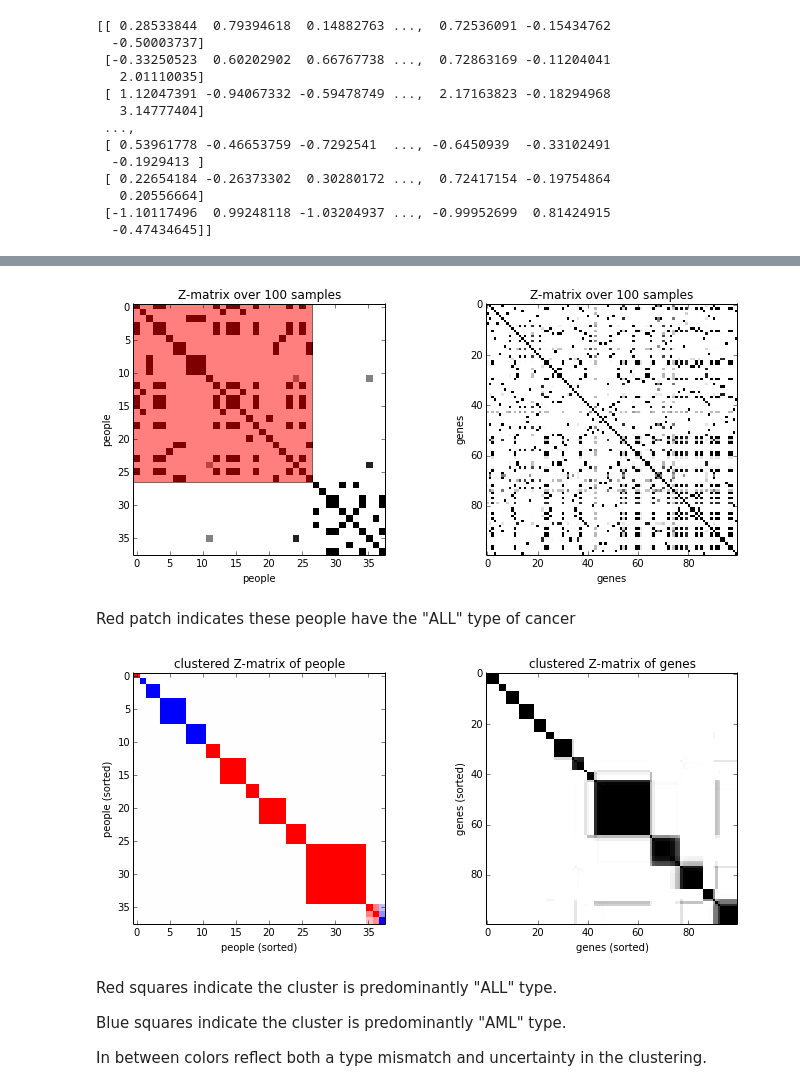
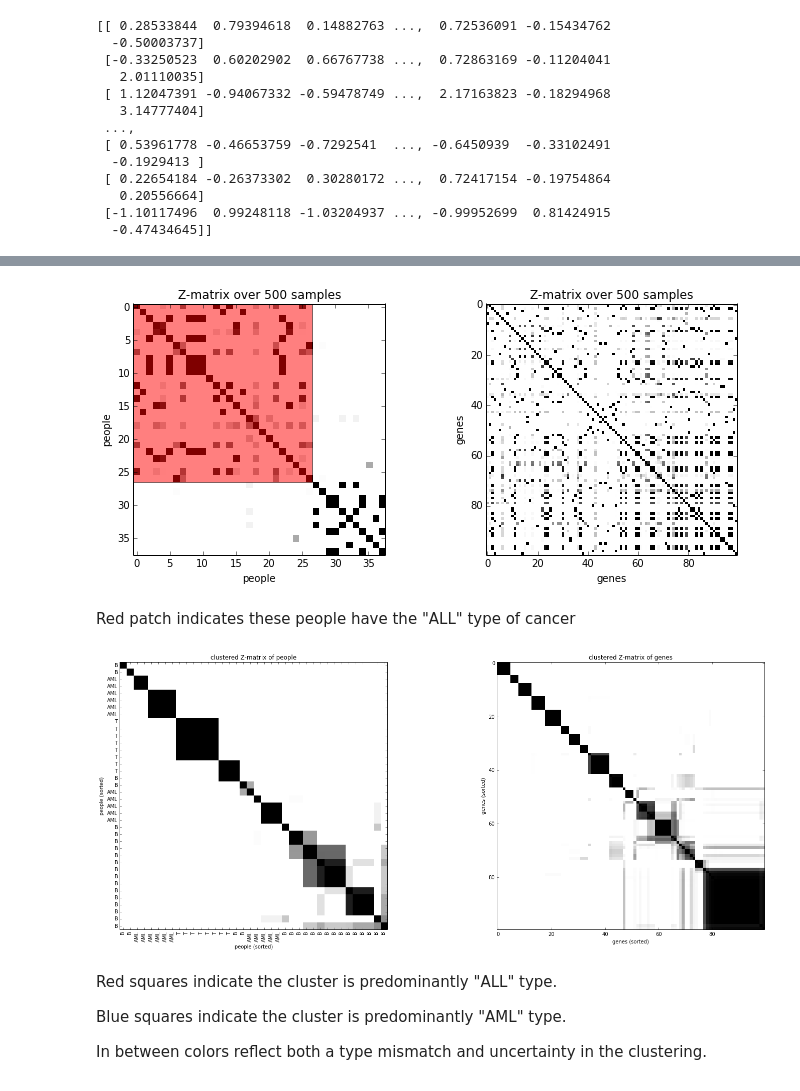
Before and after one commit to datamicroscopes/kernels, a Jupyter notebook: examples/golub-cancer.ipynb, the cells around one changed output, grey strips where cells are left out. Saved outputs shown, nothing was run; the diff lists cells and outputs as text; code cells hidden in the pictures.

Commit message:
WIP: more progress on cancer notebook
[skip ci]

```diff
--- a/examples/golub-cancer.ipynb
+++ b/examples/golub-cancer.ipynb
@@ -84,7 +85,7 @@ print "burnin took {} seconds".format(time.time() - start)
 
 assignments_people = []
 assignments_genes = []
-for _ in xrange(100):
+for _ in xrange(500):
     kernel(model_people, model_genes, r)
     assignments_people.append(model_people.assignments())
     assignments_genes.append(model_genes.assignments())
@@ -115,7 +116,7 @@ zmat_people = zmatrix(assignments_people)
 zmat_genes = zmatrix(assignments_genes)
 # %%
 # indices [0, aml_start_index) are all type "ALL"
-aml_start_index = golub_utils.CANCER_TYPE.index("AML")
+aml_start_index = golub_utils.CANCER_TYPES.index("AML")
 
 with nbutil.figsize(10.0, 8.0) as _:
     plt.subplot(2, 2, 1)
@@ -138,7 +139,7 @@ with nbutil.figsize(10.0, 8.0) as _:
     plt.title('Z-matrix over {} samples'.format(len(assignments_genes)))
     plt.tight_layout()
 # %% [output]
-[figure, old version]
+[figure, new version]
 # %% [markdown]
 Red patch indicates these people have the "ALL" type of cancer
 # %%
@@ -155,41 +156,57 @@ ordering_genes = ordering(zmat_genes)
 # %%
 def reorder_zmat(zmat, order):
     zmat = zmat.copy()
     zmat = zmat[order]
     zmat = zmat[:,order]
     return zmat
 
-def reorder_and_annotate_people_zmat(zmat, order):
-    zmat = zmat.copy()
-    for i, j in it.product(range(zmat.shape[0]), repeat=2):
-        i_type = golub_utils.CANCER_TYPE[i]
-        j_type = golub_utils.CANCER_TYPE[j]
-        if i_type == j_type:
-            mult = 1. if i_type == "ALL" else -1.
-        elif i_type == "ALL":
-            mult = -0.5
-        else:
-            mult = 0.5
-        zmat[i,j] *= mult
-    return reorder_zmat(zmat, order)
+#def reorder_and_annotate_people_zmat(zmat, order):
+#    ALL_TYPES = ("ALL/B", "ALL/T")
+#    zmat = zmat.copy()
+#    for i, j in it.product(range(zmat.shape[0]), repeat=2):
+#        i_type = golub_utils.CANCER_TYPES[i]
+#        j_type = golub_utils.CANCER_TYPES[j]
+#        if i_type == j_type:
+#            if i_type == "ALL/B":
+#                mult = 1.
+#            elif i_type == "ALL/T":
+#                mult = .95
+#            else:
+#                # AMT
+#                mult = -1.
+#        elif i_type in ALL_TYPES and j_type in ALL_TYPES:
+#            mult = 0.5
+#        else:
+#            mult = -0.5
+#        zmat[i,j] *= mult
+#    return reorder_zmat(zmat, order)
 
-with nbutil.figsize(10.0, 8.0) as _:
+def subst(name):
+    if name == "ALL/B": return "B"
+    if name == "ALL/T": return "T"
+    return name
+
+with nbutil.figsize(21., 16.) as _:
     plt.subplot(2, 2, 1)
-    plt.imshow(reorder_and_annotate_people_zmat(zmat_people, ordering_people),
-               cmap=plt.cm.bwr, interpolation='nearest')
+    #plt.imshow(reorder_and_annotate_people_zmat(zmat_people, ordering_people),
+    #           cmap=plt.cm.bwr, interpolation='nearest')
+    plt.imshow(reorder_zmat(zmat_people, ordering_people), cmap=plt.cm.binary, interpolation='nearest')
     plt.xlabel("people (sorted)")
     plt.ylabel("people (sorted)")
+    labels = np.array(map(subst, golub_utils.CANCER_TYPES))[ordering_people]
+    plt.xticks(range(zmat_people.shape[0]), labels, rotation='vertical')
+    plt.yticks(range(zmat_people.shape[0]), labels)
     plt.title("clustered Z-matrix of people")
 
     plt.subplot(2, 2, 2)
     plt.imshow(reorder_zmat(zmat_genes, ordering_genes), cmap=plt.cm.binary, interpolation='nearest')
     plt.xlabel("genes (sorted)")
     plt.ylabel("genes (sorted)")
     plt.title("clustered Z-matrix of genes")
 
     plt.tight_layout()
 # %% [output]
-[figure, old version]
+[figure, new version]
 # %% [markdown]
 Red squares indicate the cluster is predominantly "ALL" type.
 
```
Also changed, not shown: parts of 3 cells of this notebook, 1 other file.
